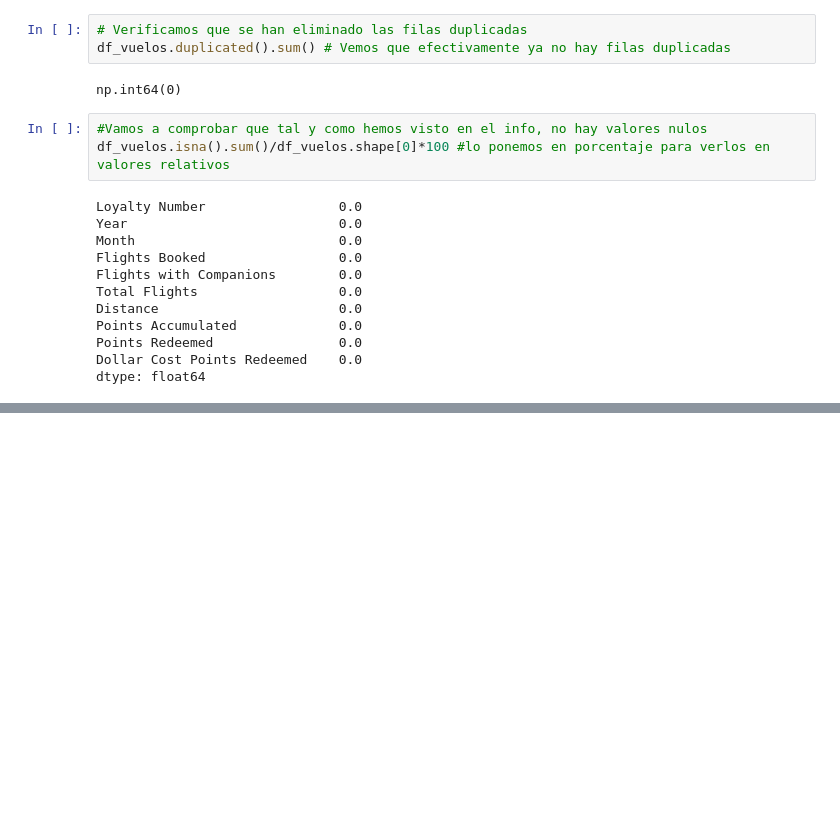
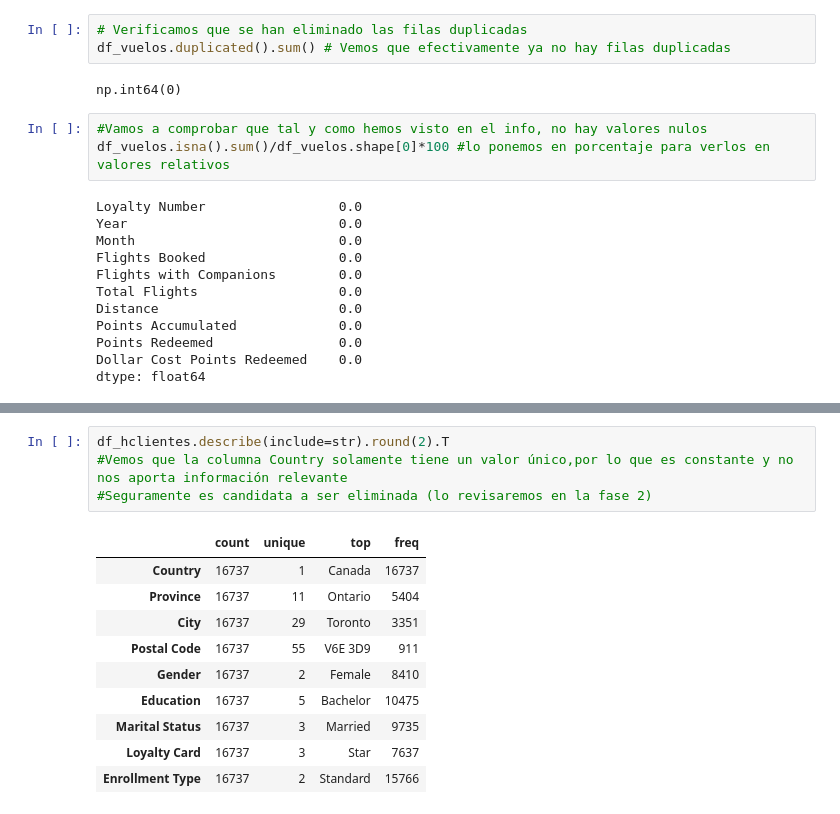
Before and after one commit to Adalab/bda-modulo-3-evaluacion-final-jesgonza2026, a Jupyter notebook: fase_1_evaluacion_final_jesica.ipynb, the cells around one changed output, grey strips where cells are left out. Drawn from its saved outputs; the diff is of its cells as text; blank space fills up the shorter version.

```diff
--- a/fase_1_evaluacion_final_jesica.ipynb
+++ b/fase_1_evaluacion_final_jesica.ipynb
@@ -99,0 +223,15 @@ np.int64(387023)
+# %%
+df_hclientes.describe(include=str).round(2).T
+#Vemos que la columna Country solamente tiene un valor único,por lo que es constante y no nos aporta información relevante
+#Seguramente es candidata a ser eliminada (lo revisaremos en la fase 2)
+# %% [output]
+|  | count | unique | top | freq |
+| Country | 16737 | 1 | Canada | 16737 |
+| Province | 16737 | 11 | Ontario | 5404 |
+| City | 16737 | 29 | Toronto | 3351 |
+| Postal Code | 16737 | 55 | V6E 3D9 | 911 |
+| Gender | 16737 | 2 | Female | 8410 |
+| Education | 16737 | 5 | Bachelor | 10475 |
+| Marital Status | 16737 | 3 | Married | 9735 |
+| Loyalty Card | 16737 | 3 | Star | 7637 |
+| Enrollment Type | 16737 | 2 | Standard | 15766 |
```
Also changed, not shown: parts of 26 cells of this notebook, 1 other file.
